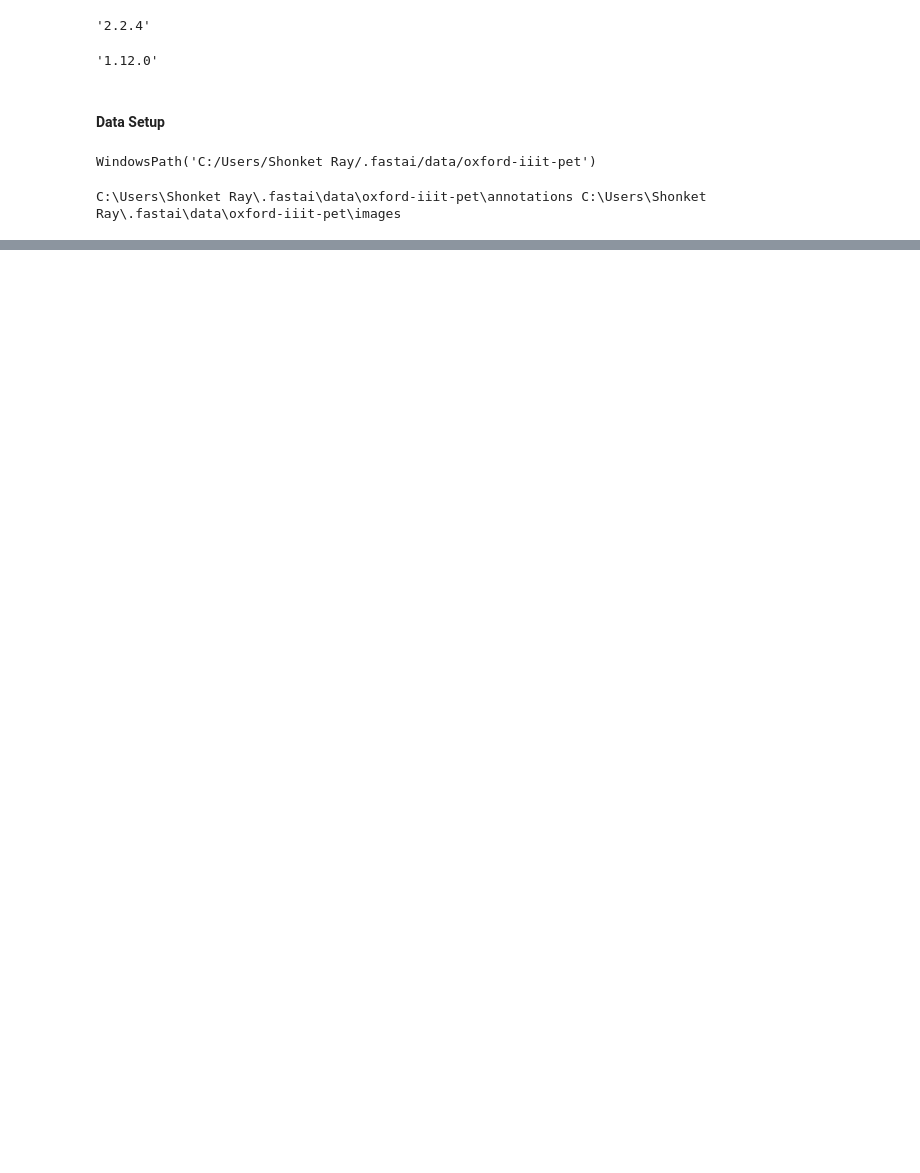
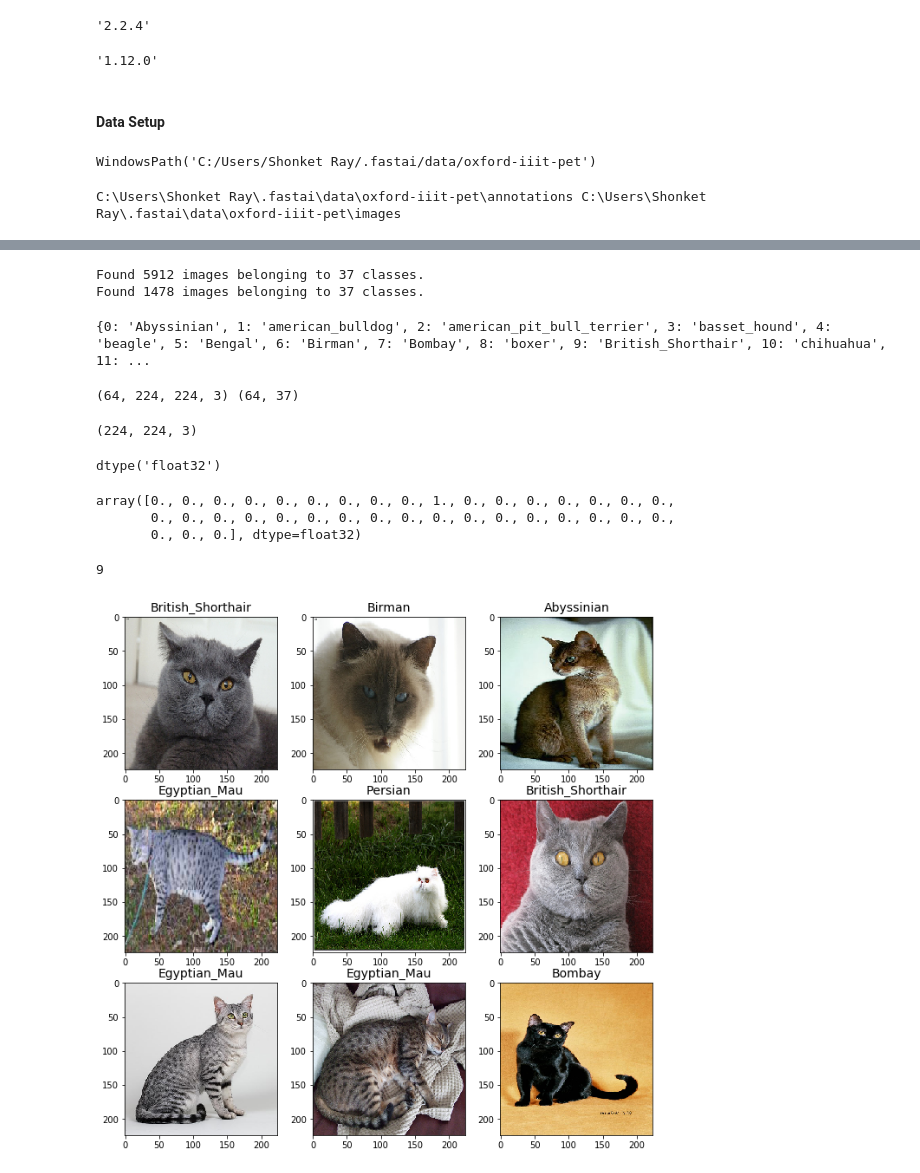
Before and after one commit to sray1/DL_experiments, a Jupyter notebook: pet_identifier_keras.ipynb, the cells around one changed output, grey strips where cells are left out. Cells and saved outputs as stored; diff of their text form; code cells hidden in the pictures; blank space fills up the shorter version.

Commit message:
Add generators, flow from df, show batch

```diff
--- a/pet_identifier_keras.ipynb
+++ b/pet_identifier_keras.ipynb
@@ -56,0 +114,75 @@ Found 0 images belonging to 1 classes.
+# %%
+# Create batch generators from df for training and validation data with real-time data aug.
+datagen = ImageDataGenerator(validation_split=0.2, horizontal_flip=True)
+
+# train_generator = train_datagen.flow_from_directory(
+#         path_img,
+#         target_size=(224, 224),
+#         batch_size=bs, classes = list(temp))
+
+train_generator = datagen.flow_from_dataframe(
+    dataframe=df,
+    directory=path_img,
+    x_col='filename',
+    y_col='class',
+    subset="training",
+    target_size=(224, 224),
+    batch_size=bs)
+
+valid_generator = datagen.flow_from_dataframe(
+    dataframe=df,
+    directory=path_img,
+    x_col='filename',
+    y_col='class',
+    subset="validation",
+    target_size=(224, 224),
+    batch_size=bs)
+# %% [output]
+Found 5912 images belonging to 37 classes.
+Found 1478 images belonging to 37 classes.
+# %%
+valid_generator.class_indices
+inv_map = {v: k for k, v in valid_generator.class_indices.items()}
+print(inv_map)
+# %% [output]
+{0: 'Abyssinian', 1: 'american_bulldog', 2: 'american_pit_bull_terrier', 3: 'basset_hound', 4: 'beagle', 5: 'Bengal', 6: 'Birman', 7: 'Bombay', 8: 'boxer', 9: 'British_Shorthair', 10: 'chihuahua', 11: ...
+# %%
+# grab sample batch from generator
+x_batch, y_batch = next(valid_generator)
+# %%
+# 3 channel imgs, hot-encoded labels
+print(x_batch.shape, y_batch.shape)
+# %% [output]
+(64, 224, 224, 3) (64, 37)
+# %%
+x_batch[0].shape
+# %% [output]
+(224, 224, 3)
+# %%
+x_batch[0].dtype
+# %% [output]
+dtype('float32')
+# %%
+y_batch[0]
+# %% [output]
+array([0., 0., 0., 0., 0., 0., 0., 0., 0., 1., 0., 0., 0., 0., 0., 0., 0.,
+       0., 0., 0., 0., 0., 0., 0., 0., 0., 0., 0., 0., 0., 0., 0., 0., 0.,
+       0., 0., 0.], dtype=float32)
+# %%
+np.argmax(y_batch[0])
+# %% [output]
+9
+# %%
+# show batch
+fig = plt.figure(figsize=(11,11))
+gs = gridspec.GridSpec(3, 3, hspace=0.2, wspace=0.2)
+
+for i in range(9):
+    # need to change img dtype float32 to uint8 to show properly and not inverted colors
+    img, label = x_batch[i].astype(np.uint8), np.argmax(y_batch[i])
+    ax = plt.subplot(gs[i])
+    ax.imshow(img)
+    ax.set_title(inv_map[label], fontsize=14)
+plt.show()
+# %% [output]
+[figure, added]
```
Also changed, not shown: parts of 11 cells of this notebook.
